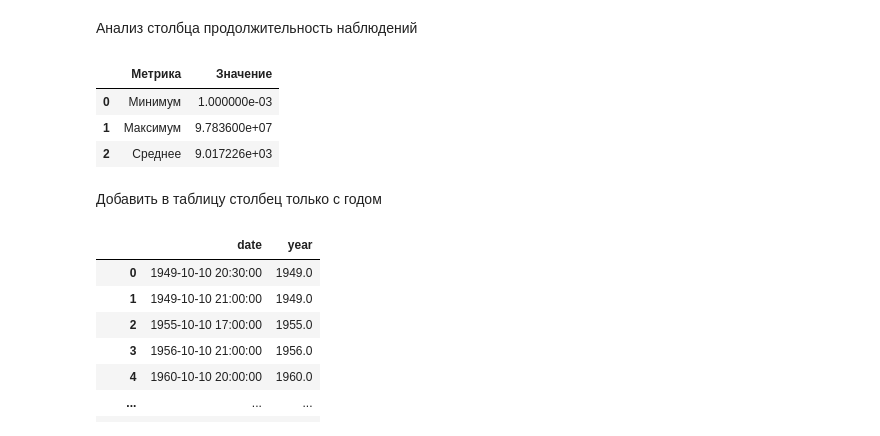
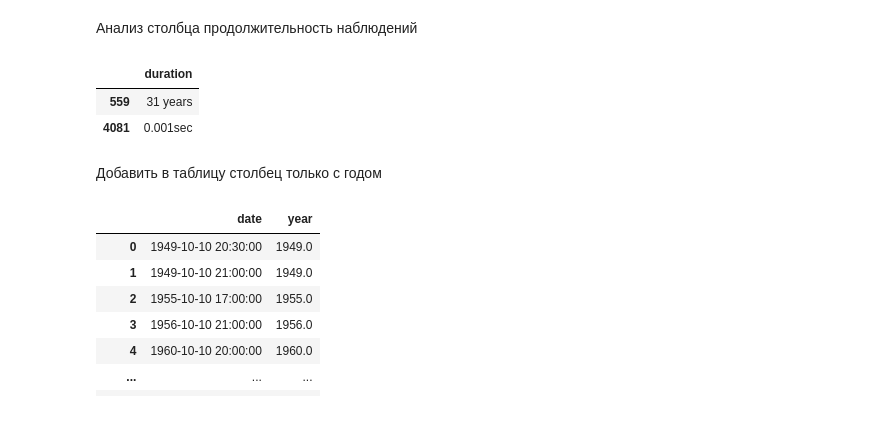
Before and after one commit to MikeKondr99/NTDPS, a Jupyter notebook: src/labs/lab1/ufo_data.ipynb, the cells around one changed output. Drawn from its saved outputs; the diff is of its cells as text; code cells hidden in the pictures.

```diff
--- a/src/labs/lab1/ufo_data.ipynb
+++ b/src/labs/lab1/ufo_data.ipynb
@@ -3,7 +3,7 @@ import pandas as pd
 # %% [markdown]
 Загружаем данные о НЛО из .csv файла
 # %%
-path: str = '../../../files/ufo_data.csv'
+path: str = 'C:/Users/guy20/Desktop/NTDPS/ufo_data.csv'
 raw: pd.DataFrame = pd.read_csv(path)
 df = pd.DataFrame()
 df['date'] = pd.to_datetime(raw['Date_time'],format='%m/%d/%Y %H:%M',errors='coerce')
@@ -58,18 +57,23 @@ display(df.head(10))
 # %% [markdown]
 Анализ столбца продолжительность наблюдений
 # %%
-
 column = df['length']
 min = column.min()
 max = column.max()
 mean = column.mean()
-temp = pd.DataFrame([("Минимум",min),("Максимум",max),('Среднее',mean)], columns = ['Метрика','Значение'])
-display(temp.head(3))
+
+temp = df.loc[(df['length'] == max) | (df['length'] == min) | (df['length'] == mean),"duration"]
+display(pd.DataFrame(temp).head())
+#column = df['length']
+#min = column.min()
+#max = column.max()
+#mean = column.mean()
+#temp = pd.DataFrame([("Минимум",min),("Максимум",max),('Среднее',mean)], columns = ['Метрика','Значение'])
+#display(temp.head(3))
 # %% [output]
-|  | Метрика | Значение |
-| 0 | Минимум | 1.000000e-03 |
-| 1 | Максимум | 9.783600e+07 |
-| 2 | Среднее | 9.017226e+03 |
+|  | duration |
+| 559 | 31 years |
+| 4081 | 0.001sec |
 # %% [markdown]
 Добавить в таблицу столбец только с годом
 # %%
```
Also changed, not shown: parts of 1 cell of this notebook.
